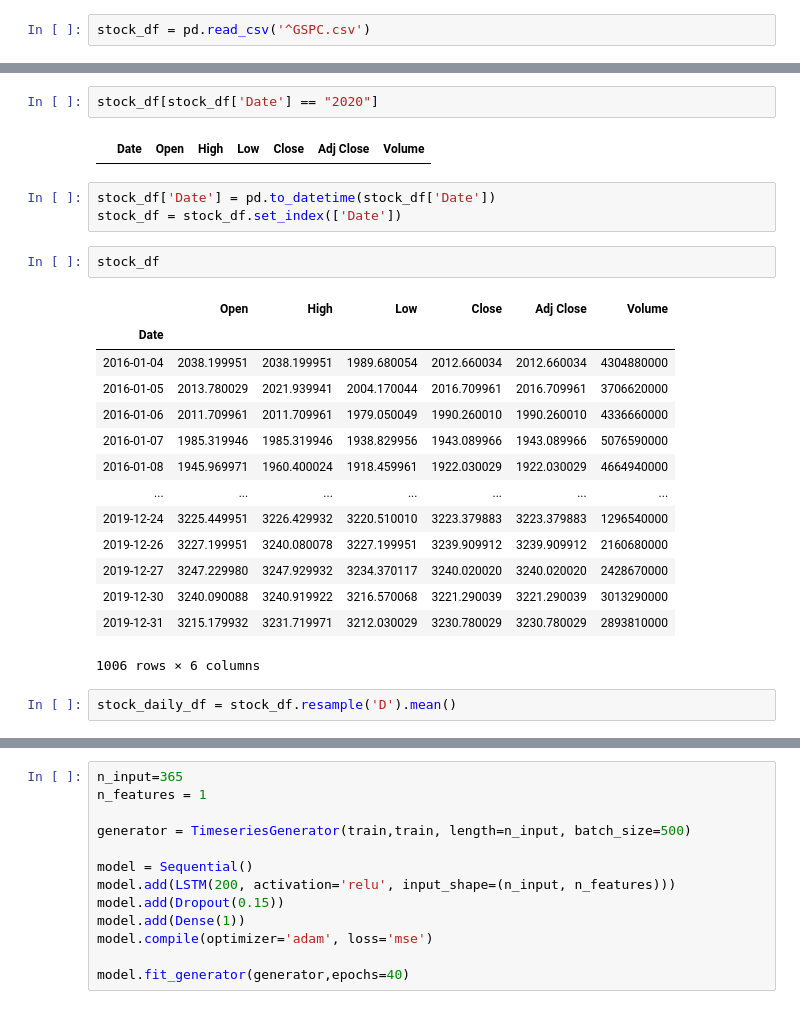
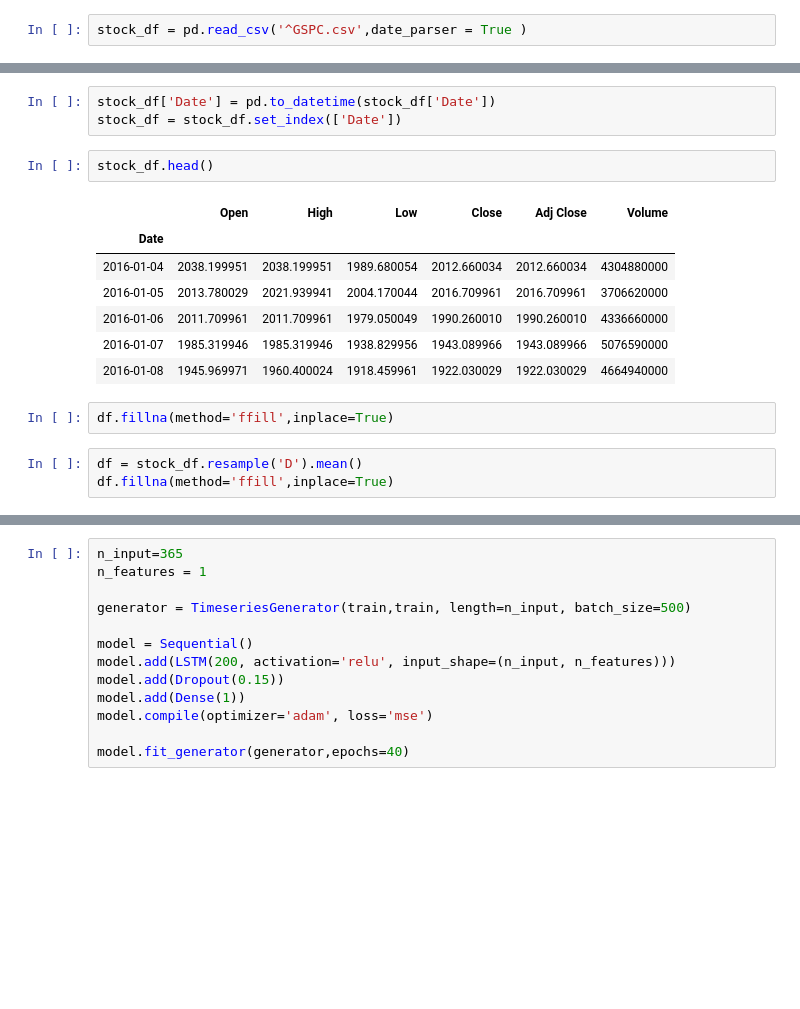
Before and after one commit to AndrewGhan/Final_Project_Mod_5, a Jupyter notebook: Financial Data.ipynb, the cells around one changed output, grey strips where cells are left out. Drawn from its saved outputs; the diff is of its cells as text; blank space fills up the shorter version.

```diff
--- a/Financial Data.ipynb
+++ b/Financial Data.ipynb
@@ -16,4 +15,4 @@ register_matplotlib_converters()
 import matplotlib.pyplot as plt
 %matplotlib inline
 # %%
-stock_df = pd.read_csv('^GSPC.csv')
+stock_df = pd.read_csv('^GSPC.csv',date_parser = True )
@@ -26,26 +19,18 @@ stock_df.head(2)
-# %%
-stock_df[stock_df['Date'] == "2020"]
-# %% [output]
-|  | Date | Open | High | Low | Close | Adj Close | Volume |
 # %%
 stock_df['Date'] = pd.to_datetime(stock_df['Date'])
 stock_df = stock_df.set_index(['Date'])
 # %%
-stock_df
+stock_df.head()
 # %% [output]
 |  | Open | High | Low | Close | Adj Close | Volume |
 | Date |  |  |  |  |  |  |
 | 2016-01-04 | 2038.199951 | 2038.199951 | 1989.680054 | 2012.660034 | 2012.660034 | 4304880000 |
 | 2016-01-05 | 2013.780029 | 2021.939941 | 2004.170044 | 2016.709961 | 2016.709961 | 3706620000 |
 | 2016-01-06 | 2011.709961 | 2011.709961 | 1979.050049 | 1990.260010 | 1990.260010 | 4336660000 |
 | 2016-01-07 | 1985.319946 | 1985.319946 | 1938.829956 | 1943.089966 | 1943.089966 | 5076590000 |
 | 2016-01-08 | 1945.969971 | 1960.400024 | 1918.459961 | 1922.030029 | 1922.030029 | 4664940000 |
-| ... | ... | ... | ... | ... | ... | ... |
-| 2019-12-24 | 3225.449951 | 3226.429932 | 3220.510010 | 3223.379883 | 3223.379883 | 1296540000 |
-| 2019-12-26 | 3227.199951 | 3240.080078 | 3227.199951 | 3239.909912 | 3239.909912 | 2160680000 |
-| 2019-12-27 | 3247.229980 | 3247.929932 | 3234.370117 | 3240.020020 | 3240.020020 | 2428670000 |
-| 2019-12-30 | 3240.090088 | 3240.919922 | 3216.570068 | 3221.290039 | 3221.290039 | 3013290000 |
-| 2019-12-31 | 3215.179932 | 3231.719971 | 3212.030029 | 3230.780029 | 3230.780029 | 2893810000 |
-1006 rows × 6 columns
+# %%
+df.fillna(method='ffill',inplace=True)
 # %%
-stock_daily_df = stock_df.resample('D').mean()
+df = stock_df.resample('D').mean()
+df.fillna(method='ffill',inplace=True)
```
Also changed, not shown: parts of 40 cells of this notebook.
